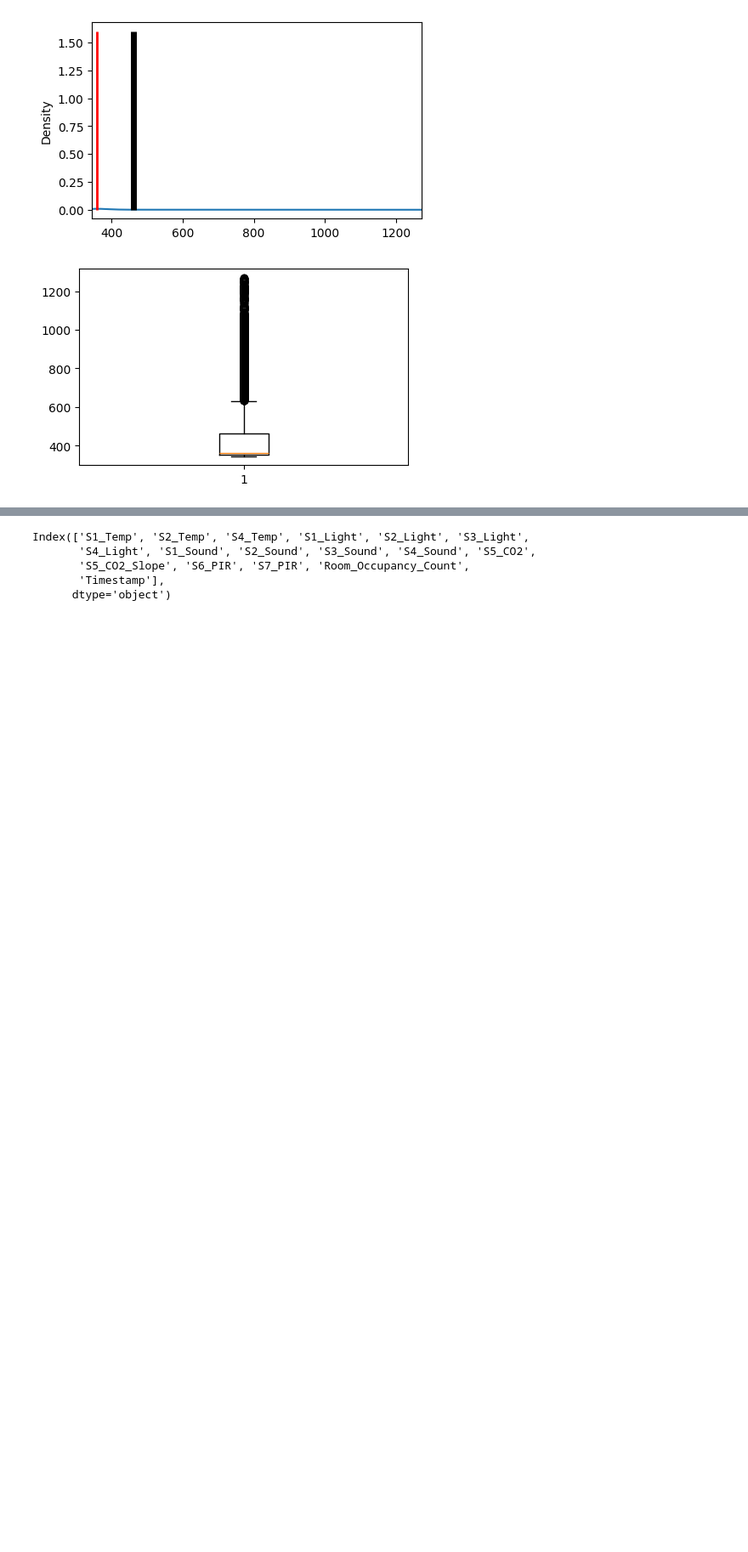
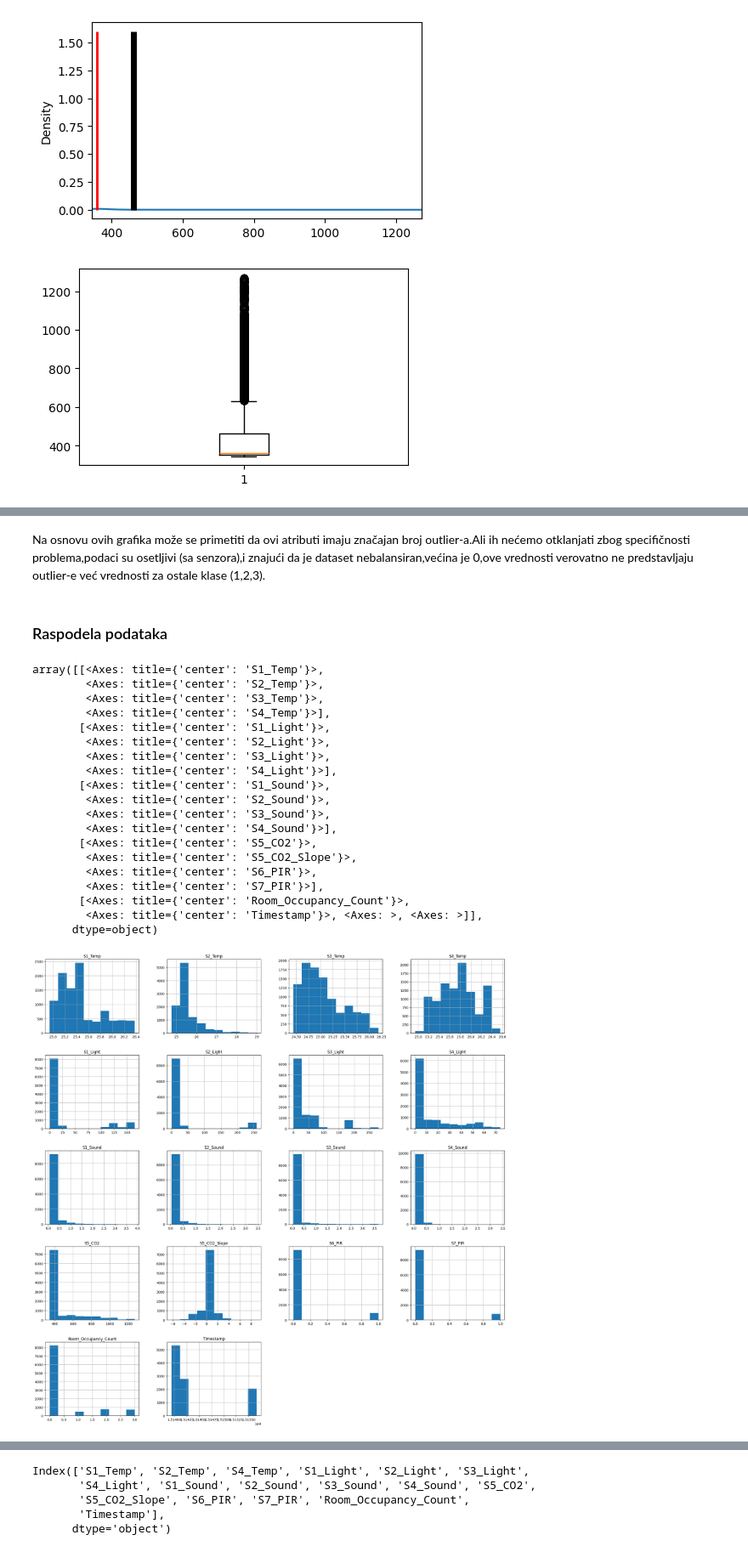
Before and after one commit to NastasijaaS/Machine-Learning-Classification, a Jupyter notebook: projekat1.ipynb, the cells around one changed output, grey strips where cells are left out. Shown at 85% size. Drawn from its saved outputs; the diff is of its cells as text; code cells hidden in the pictures; blank space fills up the shorter version.

```diff
--- a/projekat1.ipynb
+++ b/projekat1.ipynb
@@ -228,0 +237,27 @@ for column in data.columns[7:13]:
+# %% [markdown]
+Na osnovu ovih grafika može se primetiti da ovi atributi imaju značajan broj outlier-a.Ali ih nećemo otklanjati zbog specifičnosti problema,podaci su osetljivi (sa senzora),i znajući da je dataset nebalansiran,većina je 0,ove vrednosti verovatno ne predstavljaju outlier-e već vrednosti za ostale klase (1,2,3).
+# %% [markdown]
+### Raspodela podataka
+# %%
+data.hist(figsize = (25,25))
+# %% [output]
+array([[<Axes: title={'center': 'S1_Temp'}>,
+        <Axes: title={'center': 'S2_Temp'}>,
+        <Axes: title={'center': 'S3_Temp'}>,
+        <Axes: title={'center': 'S4_Temp'}>],
+       [<Axes: title={'center': 'S1_Light'}>,
+        <Axes: title={'center': 'S2_Light'}>,
+        <Axes: title={'center': 'S3_Light'}>,
+        <Axes: title={'center': 'S4_Light'}>],
+       [<Axes: title={'center': 'S1_Sound'}>,
+        <Axes: title={'center': 'S2_Sound'}>,
+        <Axes: title={'center': 'S3_Sound'}>,
+        <Axes: title={'center': 'S4_Sound'}>],
+       [<Axes: title={'center': 'S5_CO2'}>,
+        <Axes: title={'center': 'S5_CO2_Slope'}>,
+        <Axes: title={'center': 'S6_PIR'}>,
+        <Axes: title={'center': 'S7_PIR'}>],
+       [<Axes: title={'center': 'Room_Occupancy_Count'}>,
+        <Axes: title={'center': 'Timestamp'}>, <Axes: >, <Axes: >]],
+      dtype=object)
+[figure, added]
```
Also changed, not shown: parts of 198 cells of this notebook.
